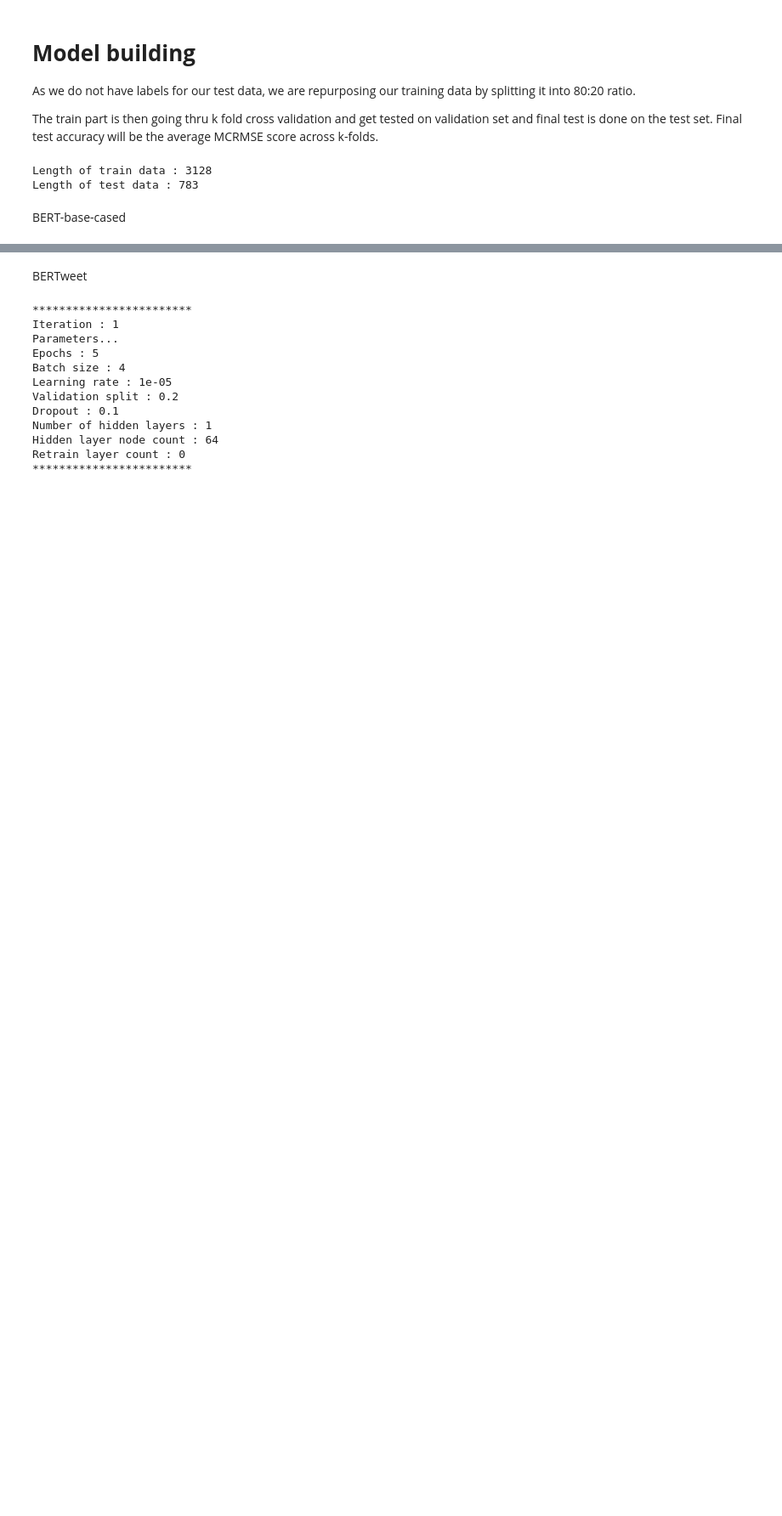
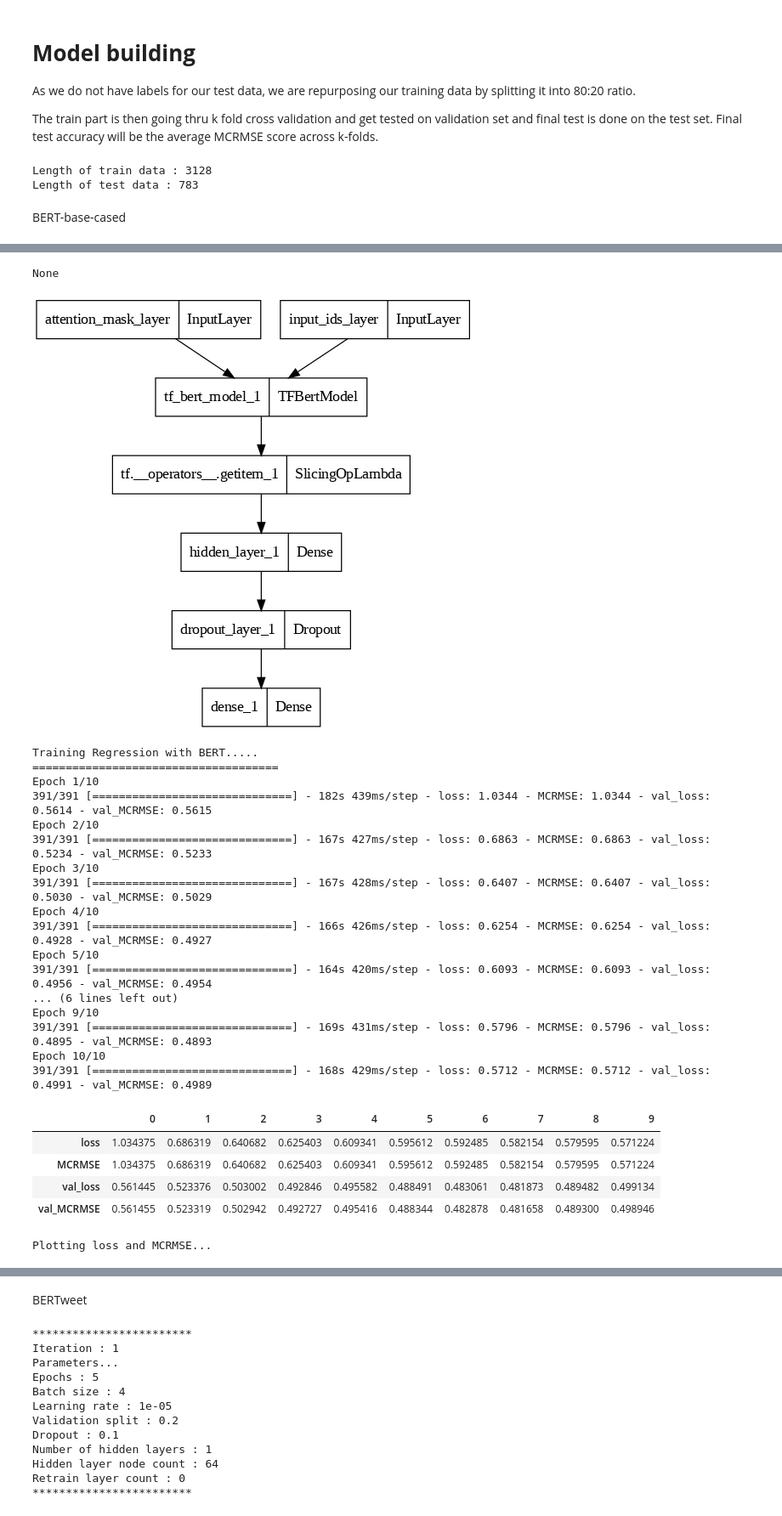
Before and after one commit to srilamaiti/spring_2023_w266_final_project_heesuk_iris_srila, a Jupyter notebook: iris/W266_essay_evaluation_final.ipynb, the cells around one changed output, grey strips where cells are left out. Shown at 85% size. Saved outputs shown, nothing was run; the diff lists cells and outputs as text; code cells hidden in the pictures; blank space fills up the shorter version.

Commit message:
Ran one experiment for BERT-base-cased

```diff
--- a/iris/W266_essay_evaluation_final.ipynb
+++ b/iris/W266_essay_evaluation_final.ipynb
@@ -750,0 +886,7 @@ NameError: ignored
+# %%
+from tensorflow.keras.optimizers import Adam, SGD
+run_regression_experiment(num_train_layers=np.arange(0,13,6),
+                          activation='relu',
+                          optimizer='adam',
+                          csv_filename='perf_summary_regression_w_BERT_1.csv')
+# %% [output]
@@ -750,0 +910,25 @@ NameError: ignored
+None
+[figure, added]
+Training Regression with BERT.....
+=====================================
+Epoch 1/10
+391/391 [==============================] - 182s 439ms/step - loss: 1.0344 - MCRMSE: 1.0344 - val_loss: 0.5614 - val_MCRMSE: 0.5615
+Epoch 2/10
+391/391 [==============================] - 167s 427ms/step - loss: 0.6863 - MCRMSE: 0.6863 - val_loss: 0.5234 - val_MCRMSE: 0.5233
+Epoch 3/10
+391/391 [==============================] - 167s 428ms/step - loss: 0.6407 - MCRMSE: 0.6407 - val_loss: 0.5030 - val_MCRMSE: 0.5029
+Epoch 4/10
+391/391 [==============================] - 166s 426ms/step - loss: 0.6254 - MCRMSE: 0.6254 - val_loss: 0.4928 - val_MCRMSE: 0.4927
+Epoch 5/10
+391/391 [==============================] - 164s 420ms/step - loss: 0.6093 - MCRMSE: 0.6093 - val_loss: 0.4956 - val_MCRMSE: 0.4954
+... (6 lines left out)
+Epoch 9/10
+391/391 [==============================] - 169s 431ms/step - loss: 0.5796 - MCRMSE: 0.5796 - val_loss: 0.4895 - val_MCRMSE: 0.4893
+Epoch 10/10
+391/391 [==============================] - 168s 429ms/step - loss: 0.5712 - MCRMSE: 0.5712 - val_loss: 0.4991 - val_MCRMSE: 0.4989
+|  | 0 | 1 | 2 | 3 | 4 | 5 | 6 | 7 | 8 | 9 |
+| loss | 1.034375 | 0.686319 | 0.640682 | 0.625403 | 0.609341 | 0.595612 | 0.592485 | 0.582154 | 0.579595 | 0.571224 |
+| MCRMSE | 1.034375 | 0.686319 | 0.640682 | 0.625403 | 0.609341 | 0.595612 | 0.592485 | 0.582154 | 0.579595 | 0.571224 |
+| val_loss | 0.561445 | 0.523376 | 0.503002 | 0.492846 | 0.495582 | 0.488491 | 0.483061 | 0.481873 | 0.489482 | 0.499134 |
+| val_MCRMSE | 0.561455 | 0.523319 | 0.502942 | 0.492727 | 0.495416 | 0.488344 | 0.482878 | 0.481658 | 0.489300 | 0.498946 |
+Plotting loss and MCRMSE...
```
Also changed, not shown: parts of 18 cells of this notebook.
